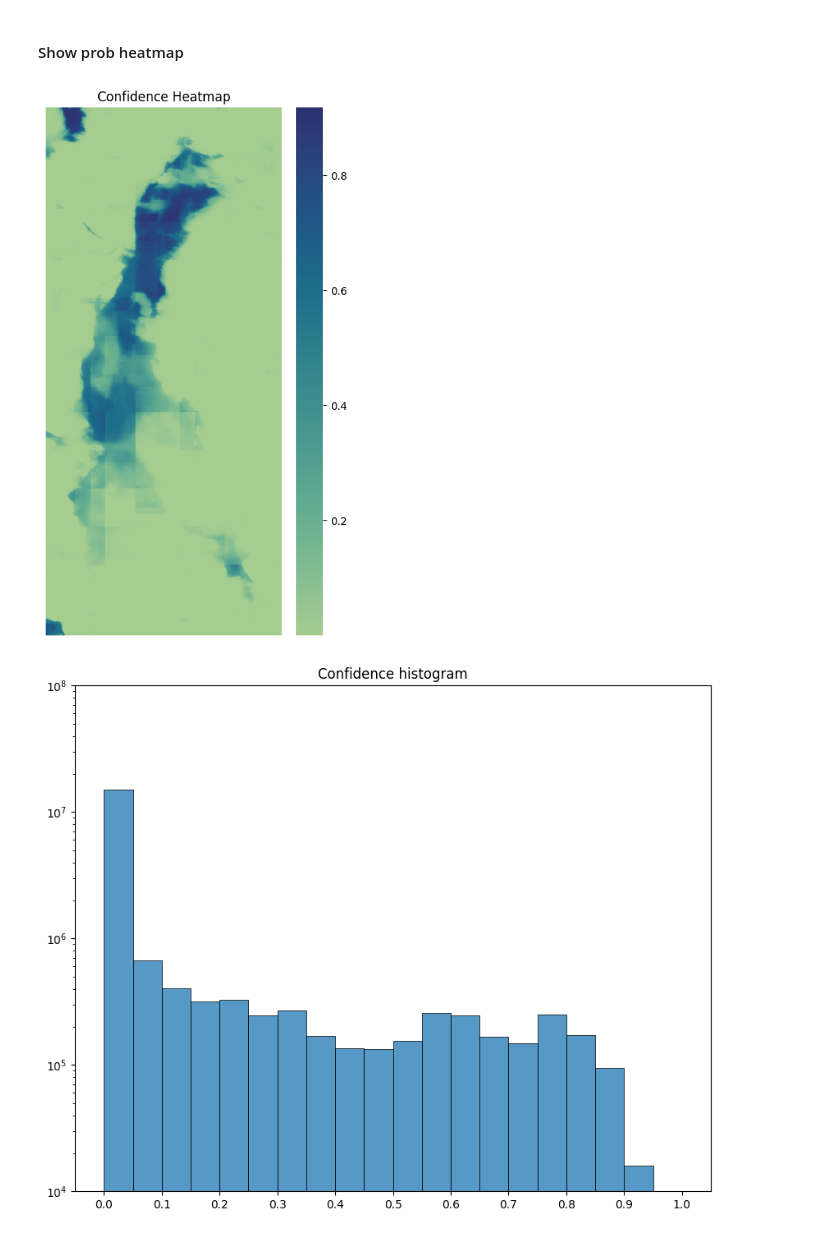
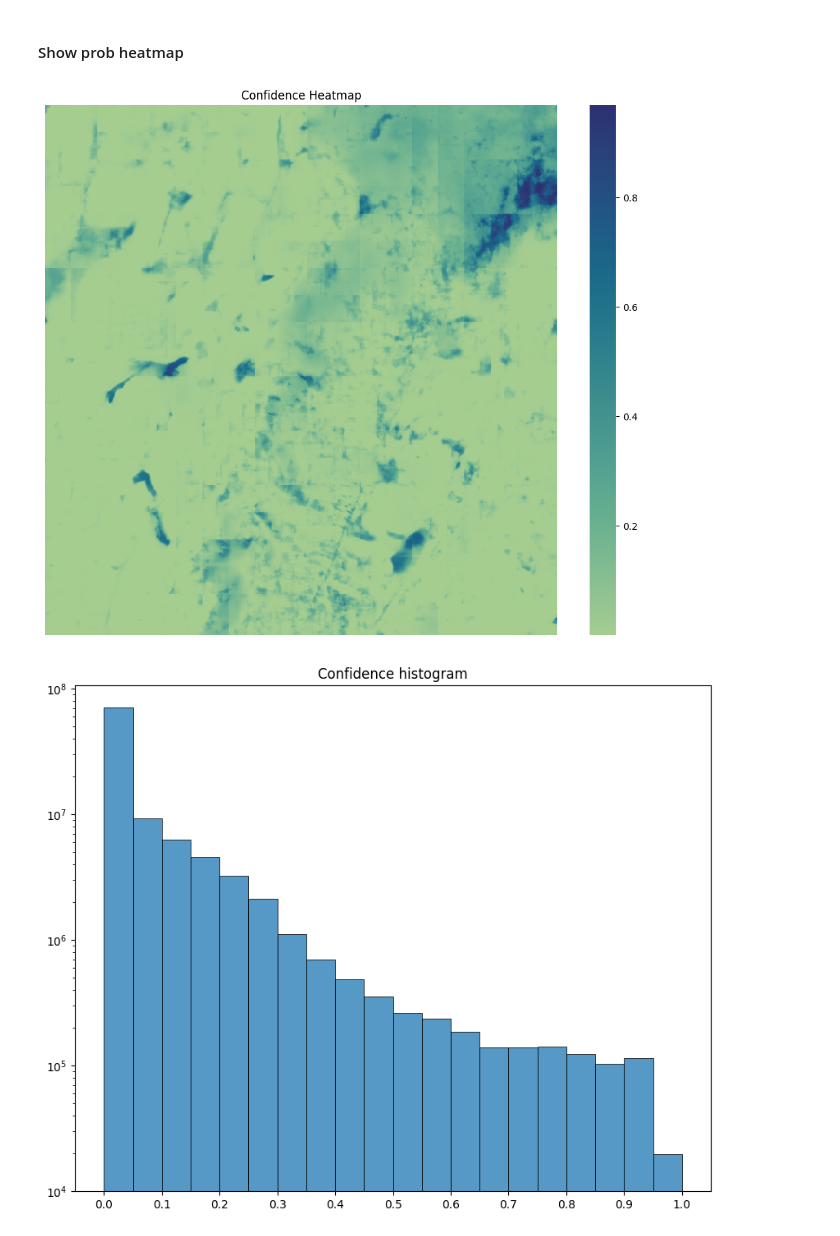
Before and after one commit to destoswa/SegFormerLandslides, a Jupyter notebook: notebooks/regrouping_samples.ipynb, the cells around one changed output. Drawn from its saved outputs; the diff is of its cells as text; code cells hidden in the pictures.

```diff
--- a/notebooks/regrouping_samples.ipynb
+++ b/notebooks/regrouping_samples.ipynb
@@ -324,9 +319,11 @@ src_img = r"D:\GitHubProjects\Terranum_repo\LandSlides\segformerlandslides\data\
 # src_img = r"D:\GitHubProjects\Terranum_repo\LandSlides\segformerlandslides\data\test_multi_resolution\swisstopo\swissimage-dop10_2018_2603-1184_0.1_2056\swissimage-dop10_2018_2603-1184_0.1_2056.tif"
 # src_img = r"D:\GitHubProjects\Terranum_repo\LandSlides\segformerlandslides\data\test_multi_resolution\swisstopo\swissimage-dop10_2018_2598-1175_0.1_2056\swissimage-dop10_2018_2598-1175_0.1_2056.tif"
 # src_img = r"D:\GitHubProjects\Terranum_repo\LandSlides\segformerlandslides\data\test_multi_resolution\swisstopo\swissimage-dop10_2018_2599-1160_0.1_2056\swissimage-dop10_2018_2599-1160_0.1_2056.tif"
-src_dest = os.path.join(os.path.dirname(src_img), 'tiles')
+src_img = r"D:\GitHubProjects\Terranum_repo\LandSlides\segformerlandslides\data\test_multi_resolution\swisstopo\model=20260107_173803_50_epochs_Longxi_Bern_v2_focal_dice_losses\2018_2599-1160_0.1_2056\img.tif"
+# src_dest = os.path.join(os.path.dirname(src_img), 'tiles')
 
-MODEL_DIR = "../results/training/20251218_164631_50_epochs_Longxi_da_weighted_dice_loss"
+# MODEL_DIR = "../results/training/20251218_164631_50_epochs_Longxi_da_weighted_dice_loss"
+MODEL_DIR = "../results/training/20260107_173803_50_epochs_Longxi_Bern_v2_focal_dice_losses"
 THRESHOLD = 0.5
 TILE_SIZE = 512
 STRIDE = 256
@@ -447,6 +444,8 @@ def predict(image, model_dir, img_path=None, tile_size=512, stride=256, th=0.5,
     rgb_labels = np.zeros((final_labels.shape[0], final_labels.shape[1], 3))
     rgb_labels[final_labels == 1] = 255
     if do_save:
+        os.makedirs(os.path.dirname(src_dest_preds_mask), exist_ok=True)
+        print(os.path.dirname(src_dest_preds_mask))
         Image.fromarray(final_labels.astype(np.uint8)).save(src_dest_preds_mask)
         if do_save_mask_as_img:
             Image.fromarray(rgb_labels.astype(np.uint8)).save(src_dest_preds_img)
@@ -564,38 +562,40 @@ for proba in probas:
 final_product /= len(probas)
 
 # plot heatmap
-fig = plt.figure(figsize=(5,9))
+ratio = 10/np.max([W,H])
+fig = plt.figure(figsize=(W * ratio + 2, H * ratio))
 sns.heatmap(final_product, cmap='crest')
 plt.axis('off')
 plt.title('Confidence Heatmap')
 if do_show:
     plt.show()
 if do_save:
     src_final_proba = os.path.splitext(src_img)[0] + "_final_prod_proba.tif"
     fig.savefig(src_final_proba)
 plt.close()
 
 # plot histogram
 fig = plt.figure(figsize=(10,8))
 plt.hist(
     final_product.flatten(),
     bins=20,
     range=[0.0, 1.0],
     log=True,
     edgecolor='black',
     linewidth=0.7,
     alpha=0.75
 )
 plt.xticks(np.arange(0.0,1.1,0.1))
 plt.yticks(np.logspace(4, 8, 5))
 plt.title('Confidence histogram')
 if do_show:
     plt.show()
 if do_save:
     src_final_hist = os.path.splitext(src_img)[0] + "_final_prod_proba_hist.tif"
     plt.draw()
     fig.savefig(src_final_hist)
+    Image.fromarray(final_product).save(os.path.splitext(src_img)[0] + "_final_prod_proba_mask.tif")
 plt.close()
 # %% [output]
-[figure, old version]
+[figure, new version]
-[figure, old version]
+[figure, new version]
```
Also changed, not shown: parts of 6 cells of this notebook, 3 other files.
